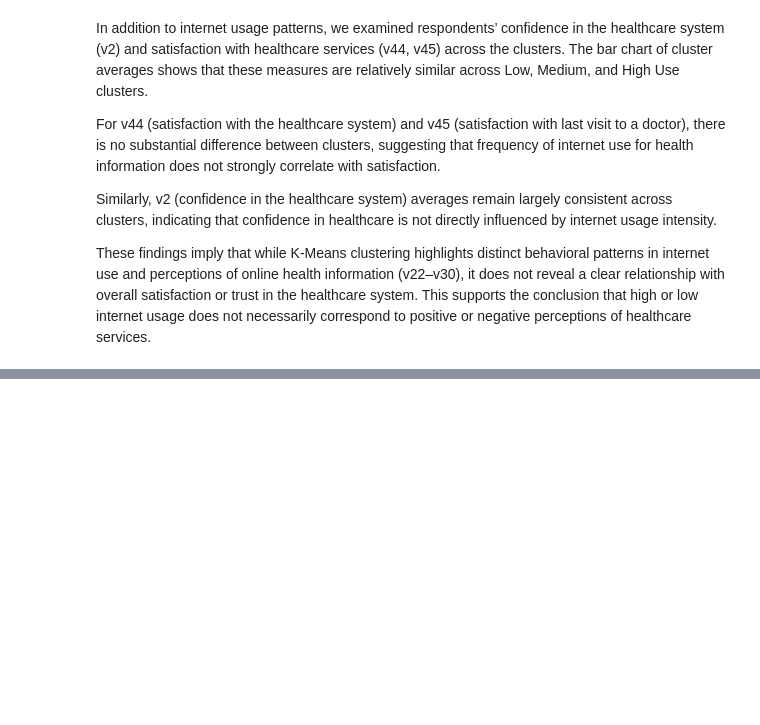
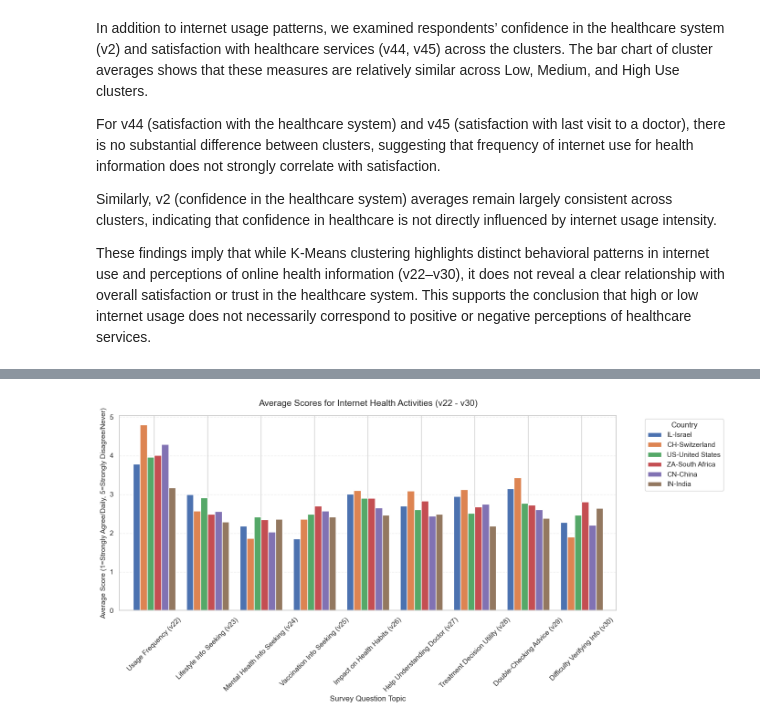
Before and after one commit to yonatanzxc123/ISSP-Health-Data-Analysis, a Jupyter notebook: Digital_Health_Literacy_Analysis.ipynb, the cells around one changed output, grey strips where cells are left out. Cells and saved outputs as stored; diff of their text form; code cells hidden in the pictures; blank space fills up the shorter version.

```diff
--- a/Digital_Health_Literacy_Analysis.ipynb
+++ b/Digital_Health_Literacy_Analysis.ipynb
@@ -563,0 +623,10 @@ In summary, our initial exploration highlights a tension between traditional hea
+# %%
+
+df_subset['Age_num'] = pd.to_numeric(df_subset['Age'], errors='coerce')
+
+median_ages = df_subset.groupby('country_label')['Age_num'].median()
+
+median_ages = median_ages.reindex(label_order)
+
+print("Median Age per Country:")
+print(median_ages)
@@ -563,0 +653,31 @@ In summary, our initial exploration highlights a tension between traditional hea
+# %%
+
+internet_features = ['v22_num','v23_num','v24_num','v25_num','v26_num','v27_num','v28_num','v29_num', 'v30_num']
+
+internet_labels = [
+    'Usage Frequency (v22)',
+    'Lifestyle Info Seeking (v23)',
+    'Mental Health Info Seeking (v24)',
+    'Vaccination Info Seeking (v25)',
+    'Impact on Health Habits (v26)',
+    'Help Understanding Doctor (v27)',
+    'Treatment Decision Utility (v28)',
+    'Double-Checking Advice (v29)',
+    'Difficulty Verifying Info (v30)'
+]
+
+internet_means = df_subset.groupby('country_label')[internet_features].mean().reindex(label_order)
+
+plt.figure(figsize=(14, 7))
+internet_means.T.plot(kind='bar', ax=plt.gca(), width=0.8)
+
+plt.title("Average Scores for Internet Health Activities (v22 - v30)", fontsize=14, pad=15)
+plt.ylabel("Average Score (1=Strongly Agree/Daily, 5=Strongly Disagree/Never)", fontsize=11)
+plt.xlabel("Survey Question Topic", fontsize=12)
+plt.xticks(ticks=range(len(internet_labels)), labels=internet_labels, rotation=45)
+plt.legend(title="Country", bbox_to_anchor=(1.05, 1), loc='upper left')
+plt.grid(axis='y', linestyle='--', alpha=0.3)
+plt.tight_layout()
+plt.show()
+# %% [output]
+[figure, added]
```
Also changed, not shown: parts of 13 cells of this notebook.
